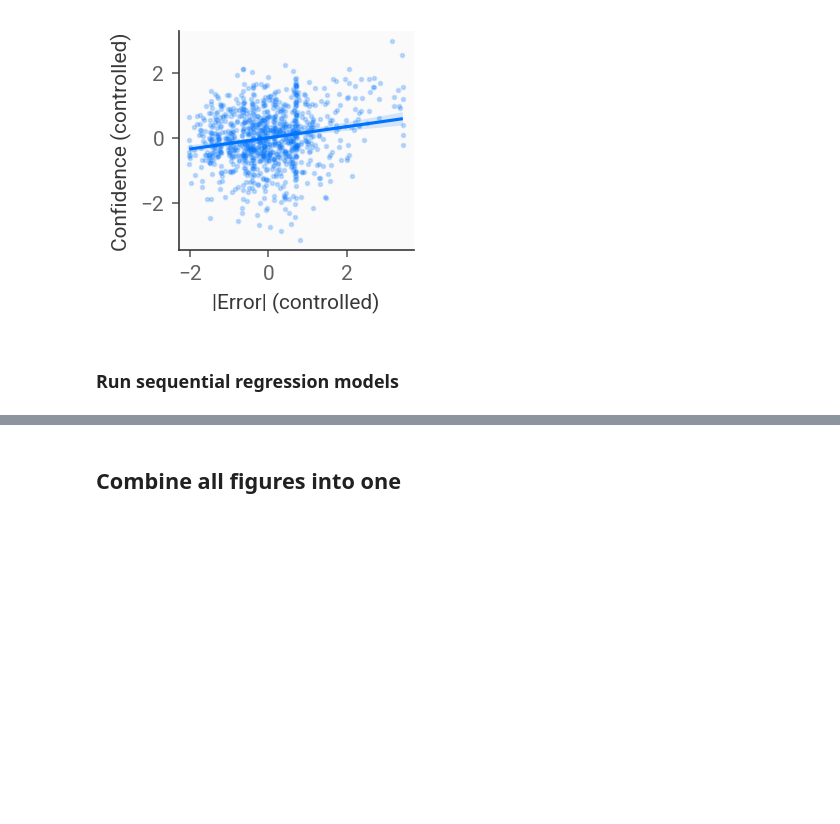
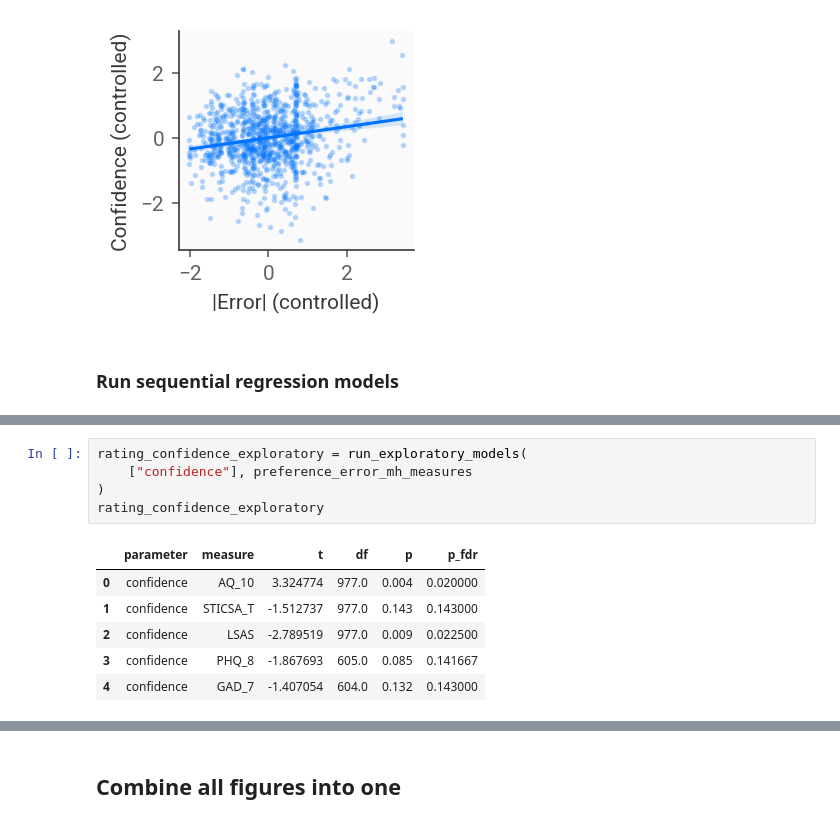
Before and after one commit to tobywise/interactive-avoidance-mental-health_public, a Jupyter notebook: notebooks/Prediction analysis.ipynb, the cells around one changed output, grey strips where cells are left out. Drawn from its saved outputs; the diff is of its cells as text; blank space fills up the shorter version.

```diff
--- a/notebooks/Prediction analysis.ipynb
+++ b/notebooks/Prediction analysis.ipynb
@@ -1048,0 +1243,12 @@ Notes:
+# %%
+rating_confidence_exploratory = run_exploratory_models(
+    ["confidence"], preference_error_mh_measures
+)
+rating_confidence_exploratory
+# %% [output]
+|  | parameter | measure | t | df | p | p_fdr |
+| 0 | confidence | AQ_10 | 3.324774 | 977.0 | 0.004 | 0.020000 |
+| 1 | confidence | STICSA_T | -1.512737 | 977.0 | 0.143 | 0.143000 |
+| 2 | confidence | LSAS | -2.789519 | 977.0 | 0.009 | 0.022500 |
+| 3 | confidence | PHQ_8 | -1.867693 | 605.0 | 0.085 | 0.141667 |
+| 4 | confidence | GAD_7 | -1.407054 | 604.0 | 0.132 | 0.143000 |
```
Also changed, not shown: parts of 34 cells of this notebook, 2 other files.
